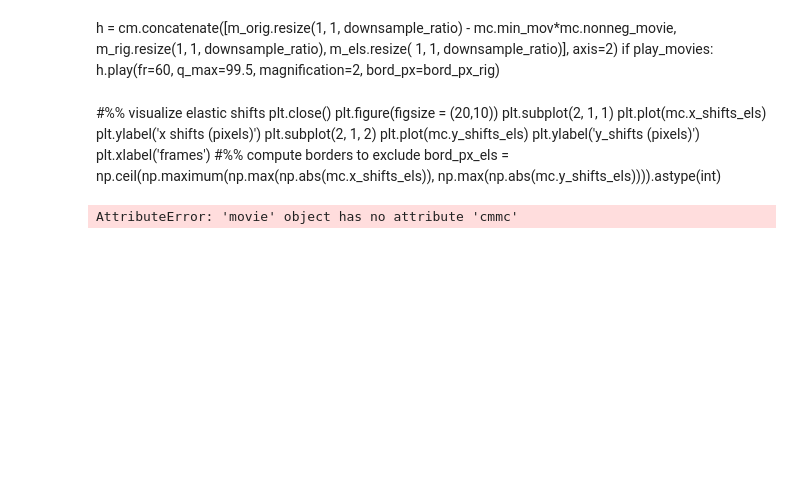
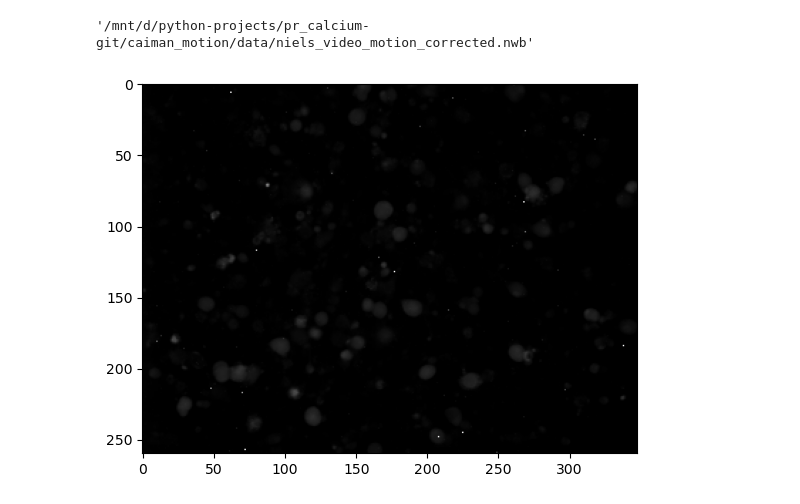
Before and after one commit to nielskhlr/calcium-git, a Jupyter notebook: caiman_motion/analysis_nb.ipynb, the cells around one changed output. Saved outputs shown, nothing was run; the diff lists cells and outputs as text; code cells hidden in the pictures; blank space fills up the shorter version.

Commit message:
Adjusted the notebook for the workflow with caiman_analysis.py

```diff
--- a/caiman_motion/analysis_nb.ipynb
+++ b/caiman_motion/analysis_nb.ipynb
@@ -39,3 +1,3 @@ play_movies = True
 # %%
-fname = "/home/niels/caiman-git/data/niels_video.avi"
+fname = "/mnt/d/python-projects/pr_calcium-git/caiman_motion/data/niels_video.avi"
 framerate = 5
@@ -51 +4,7 @@ Note that here the data presented here has been downsampled in space by a factor
+# %%
+# Auto-Reload of .py files
+%reload_ext autoreload
+
+import caiman_analysis as cma
+m_orig = cma.load_video(fname=fname, fframe=framerate, play_movies=False, downsample_ratio=1, resize=False)
 # %%
@@ -110,20 +22,0 @@ m_els.resize(1, 1, downsample_ratio)
-# %% [markdown]
-h = cm.concatenate([m_orig.resize(1, 1, downsample_ratio) - mc.min_mov*mc.nonneg_movie,
-                m_rig.resize(1, 1, downsample_ratio), m_els.resize(
-            1, 1, downsample_ratio)], axis=2)
-if play_movies:
-   h.play(fr=60, q_max=99.5, magnification=2, bord_px=bord_px_rig)
-# %% [markdown]
-#%% visualize elastic shifts
-plt.close()
-plt.figure(figsize = (20,10))
-plt.subplot(2, 1, 1)
-plt.plot(mc.x_shifts_els)
-plt.ylabel('x shifts (pixels)')
-plt.subplot(2, 1, 2)
-plt.plot(mc.y_shifts_els)
-plt.ylabel('y_shifts (pixels)')
-plt.xlabel('frames')
-#%% compute borders to exclude
-bord_px_els = np.ceil(np.maximum(np.max(np.abs(mc.x_shifts_els)),
-                                 np.max(np.abs(mc.y_shifts_els)))).astype(int)
@@ -132,11 +23,18 @@ cm.stop_server(dview=dview) # stop the server
-# %%
-# Shifts müssen noch applied werden auf dem originalen, nicht down-sampled Movie
-from caiman.motion_correction import MotionCorrect as cmmc
-
-# Shifts anwenden
-mc_video = m_orig.cmmc.apply_shifts_movie(fname=m_orig)
-
-# speichern
-mc_video.save("niels_video_mc.avi")
-# %% [output]
-AttributeError: 'movie' object has no attribute 'cmmc'
+# %%
+import matplotlib.pyplot as plt
+import numpy as np
+# Export of the file as .avi / .nwb / .tif
+m_orig.save(file_name='/mnt/d/python-projects/pr_calcium-git/caiman_motion/data/niels_video_motion_corrected.avi',
+            q_min=0.0,
+            q_max=252.0,
+            sess_desc="...")
+# %% [output]
+'/mnt/d/python-projects/pr_calcium-git/caiman_motion/data/niels_video_motion_corrected.nwb'
+# %%
+video = np.array(m_orig)  # shape: (T, H, W)
+video_mean = video.mean(axis=0) # shape: (H, W)
+
+plt.imshow(video_mean, cmap='gray')
+plt.show()
+# %% [output]
+[figure, added]
```
Also changed, not shown: parts of 12 cells of this notebook.
